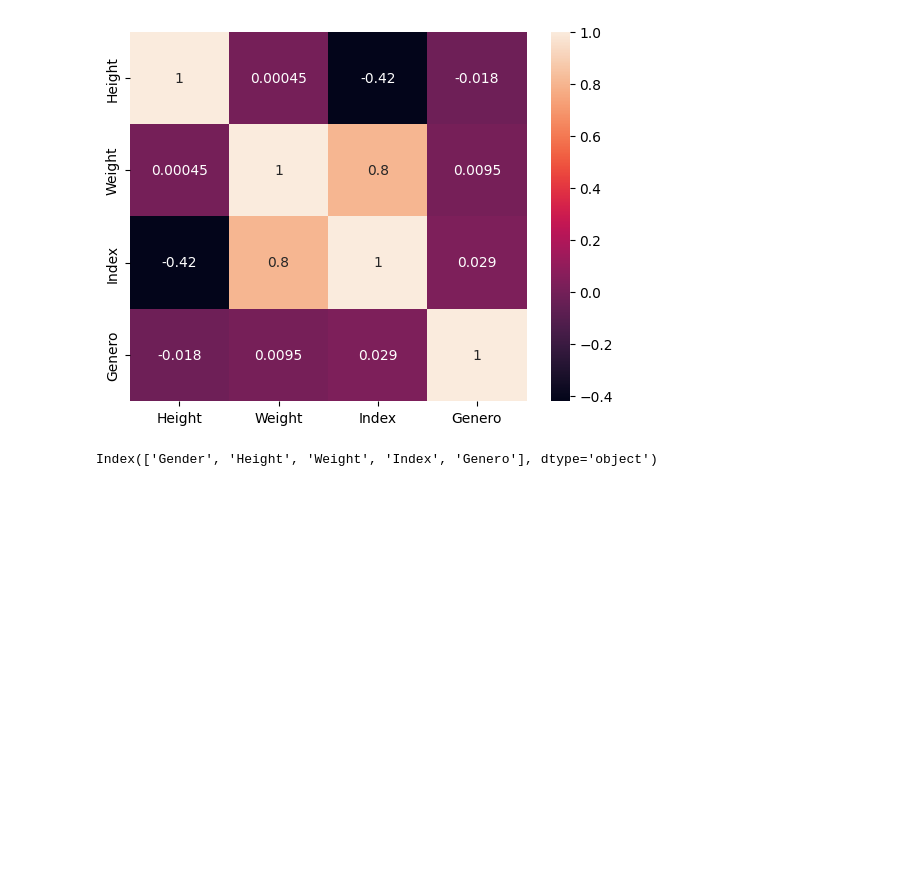
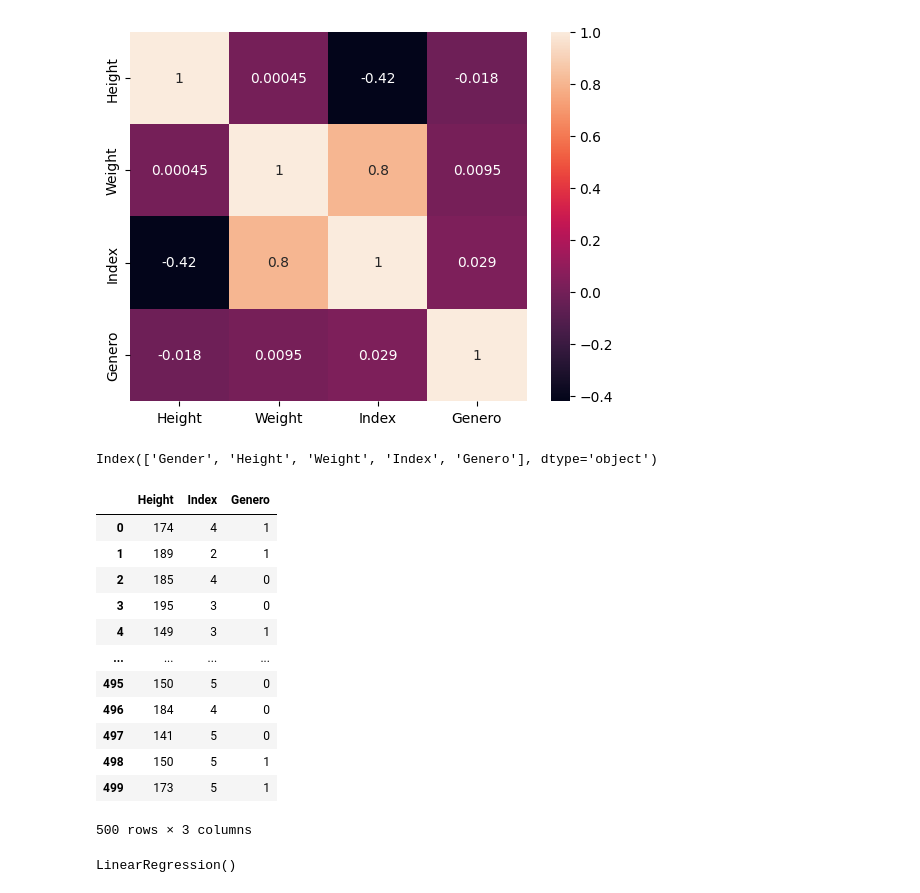
Before and after one commit to Ivansantamariaknx/Machine_Learning, a Jupyter notebook: 1-Supervisado/1-Regression/1-Linear_Regression/ejercicios/mi_prueba_height.ipynb, the cells around one changed output. Cells and saved outputs as stored; diff of their text form; code cells hidden in the pictures; blank space fills up the shorter version.

```diff
--- a/1-Supervisado/1-Regression/1-Linear_Regression/ejercicios/mi_prueba_height.ipynb
+++ b/1-Supervisado/1-Regression/1-Linear_Regression/ejercicios/mi_prueba_height.ipynb
@@ -91,6 +91,22 @@ Index(['Gender', 'Height', 'Weight', 'Index', 'Genero'], dtype='object')
 # %%
 x=altura[['Height', 'Index', 'Genero']]
 y=altura[["Weight"]]
+# %%
+x
+# %% [output]
+|  | Height | Index | Genero |
+| 0 | 174 | 4 | 1 |
+| 1 | 189 | 2 | 1 |
+| 2 | 185 | 4 | 0 |
+| 3 | 195 | 3 | 0 |
+| 4 | 149 | 3 | 1 |
+| ... | ... | ... | ... |
+| 495 | 150 | 5 | 0 |
+| 496 | 184 | 4 | 0 |
+| 497 | 141 | 5 | 0 |
+| 498 | 150 | 5 | 1 |
+| 499 | 173 | 5 | 1 |
+500 rows × 3 columns
 # %%
 import sklearn
 from sklearn.model_selection import train_test_split
@@ -98,0 +119,4 @@ x_train,x_test, y_train,y_test=train_test_split(x,y, test_size=0.30, random_stat
+# %%
+model.fit(x,y)
+# %% [output]
+LinearRegression()
```
Also changed, not shown: parts of 15 cells of this notebook, 1 other file.
